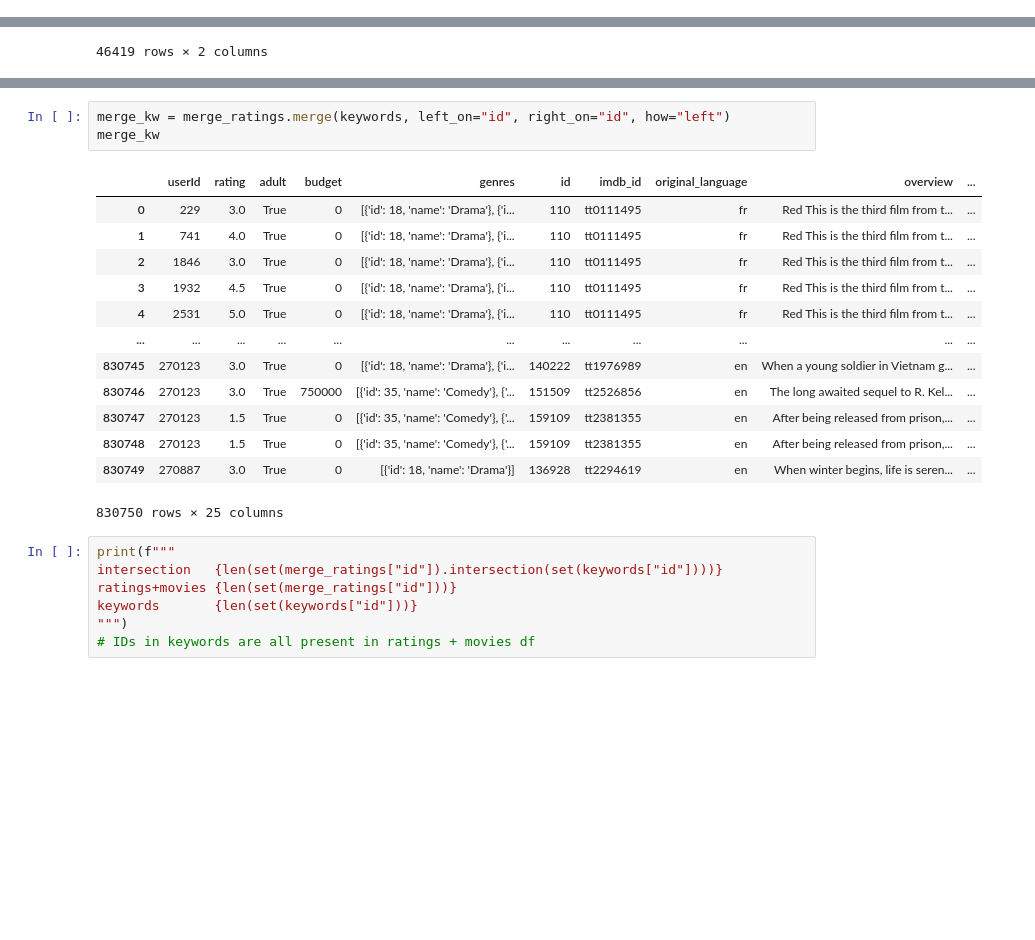
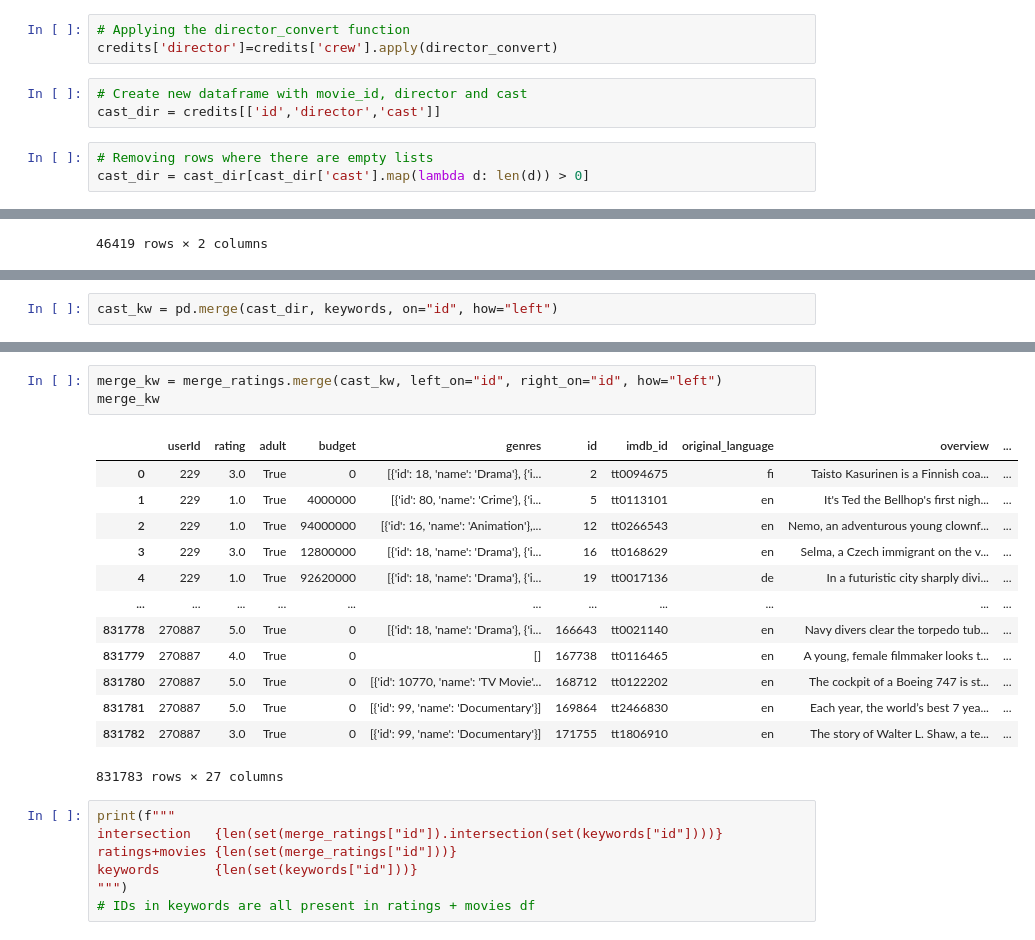
Before and after one commit to naozitios/movie_recommender, a Jupyter notebook: keywords_data_and_classification.ipynb, the cells around one changed output, grey strips where cells are left out. Drawn from its saved outputs; the diff is of its cells as text; blank space fills up the shorter version.

Commit message:
Adding edited file
Included new columns 'cast' and 'director' into the merge_kw dataframe
Stopped just before 'Extract Keywords IDs as a new column' Markdown

```diff
--- a/keywords_data_and_classification.ipynb
+++ b/keywords_data_and_classification.ipynb
@@ -19,0 +42,9 @@ moviesMetadata = pd.read_csv('moviesRatings/movies_metadata.csv')
+# %%
+# Applying the director_convert function
+credits['director']=credits['crew'].apply(director_convert)
+# %%
+# Create new dataframe with movie_id, director and cast
+cast_dir = credits[['id','director','cast']]
+# %%
+# Removing rows where there are empty lists
+cast_dir = cast_dir[cast_dir['cast'].map(lambda d: len(d)) > 0]
@@ -101,0 +165,2 @@ keywords # id corresponds to movieID
+# %%
+cast_kw = pd.merge(cast_dir, keywords, on="id", how="left")
@@ -102,20 +183,20 @@ keywords # id corresponds to movieID
 # %%
-merge_kw = merge_ratings.merge(keywords, left_on="id", right_on="id", how="left")
+merge_kw = merge_ratings.merge(cast_kw, left_on="id", right_on="id", how="left")
 merge_kw
 # %% [output]
 |  | userId | rating | adult | budget | genres | id | imdb_id | original_language | overview | ... |
-| 0 | 229 | 3.0 | True | 0 | [{'id': 18, 'name': 'Drama'}, {'i... | 110 | tt0111495 | fr | Red This is the third film from t... | ... |
-| 1 | 741 | 4.0 | True | 0 | [{'id': 18, 'name': 'Drama'}, {'i... | 110 | tt0111495 | fr | Red This is the third film from t... | ... |
-| 2 | 1846 | 3.0 | True | 0 | [{'id': 18, 'name': 'Drama'}, {'i... | 110 | tt0111495 | fr | Red This is the third film from t... | ... |
-| 3 | 1932 | 4.5 | True | 0 | [{'id': 18, 'name': 'Drama'}, {'i... | 110 | tt0111495 | fr | Red This is the third film from t... | ... |
-| 4 | 2531 | 5.0 | True | 0 | [{'id': 18, 'name': 'Drama'}, {'i... | 110 | tt0111495 | fr | Red This is the third film from t... | ... |
+| 0 | 229 | 3.0 | True | 0 | [{'id': 18, 'name': 'Drama'}, {'i... | 2 | tt0094675 | fi | Taisto Kasurinen is a Finnish coa... | ... |
+| 1 | 229 | 1.0 | True | 4000000 | [{'id': 80, 'name': 'Crime'}, {'i... | 5 | tt0113101 | en | It's Ted the Bellhop's first nigh... | ... |
+| 2 | 229 | 1.0 | True | 94000000 | [{'id': 16, 'name': 'Animation'},... | 12 | tt0266543 | en | Nemo, an adventurous young clownf... | ... |
+| 3 | 229 | 3.0 | True | 12800000 | [{'id': 18, 'name': 'Drama'}, {'i... | 16 | tt0168629 | en | Selma, a Czech immigrant on the v... | ... |
+| 4 | 229 | 1.0 | True | 92620000 | [{'id': 18, 'name': 'Drama'}, {'i... | 19 | tt0017136 | de | In a futuristic city sharply divi... | ... |
 | ... | ... | ... | ... | ... | ... | ... | ... | ... | ... | ... |
-| 830745 | 270123 | 3.0 | True | 0 | [{'id': 18, 'name': 'Drama'}, {'i... | 140222 | tt1976989 | en | When a young soldier in Vietnam g... | ... |
-| 830746 | 270123 | 3.0 | True | 750000 | [{'id': 35, 'name': 'Comedy'}, {'... | 151509 | tt2526856 | en | The long awaited sequel to R. Kel... | ... |
-| 830747 | 270123 | 1.5 | True | 0 | [{'id': 35, 'name': 'Comedy'}, {'... | 159109 | tt2381355 | en | After being released from prison,... | ... |
-| 830748 | 270123 | 1.5 | True | 0 | [{'id': 35, 'name': 'Comedy'}, {'... | 159109 | tt2381355 | en | After being released from prison,... | ... |
-| 830749 | 270887 | 3.0 | True | 0 | [{'id': 18, 'name': 'Drama'}] | 136928 | tt2294619 | en | When winter begins, life is seren... | ... |
+| 831778 | 270887 | 5.0 | True | 0 | [{'id': 18, 'name': 'Drama'}, {'i... | 166643 | tt0021140 | en | Navy divers clear the torpedo tub... | ... |
+| 831779 | 270887 | 4.0 | True | 0 | [] | 167738 | tt0116465 | en | A young, female filmmaker looks t... | ... |
+| 831780 | 270887 | 5.0 | True | 0 | [{'id': 10770, 'name': 'TV Movie'... | 168712 | tt0122202 | en | The cockpit of a Boeing 747 is st... | ... |
+| 831781 | 270887 | 5.0 | True | 0 | [{'id': 99, 'name': 'Documentary'}] | 169864 | tt2466830 | en | Each year, the world’s best 7 yea... | ... |
+| 831782 | 270887 | 3.0 | True | 0 | [{'id': 99, 'name': 'Documentary'}] | 171755 | tt1806910 | en | The story of Walter L. Shaw, a te... | ... |
-830750 rows × 25 columns
+831783 rows × 27 columns
 # %%
 print(f"""
 intersection   {len(set(merge_ratings["id"]).intersection(set(keywords["id"])))}
```
Also changed, not shown: parts of 10 cells of this notebook.
